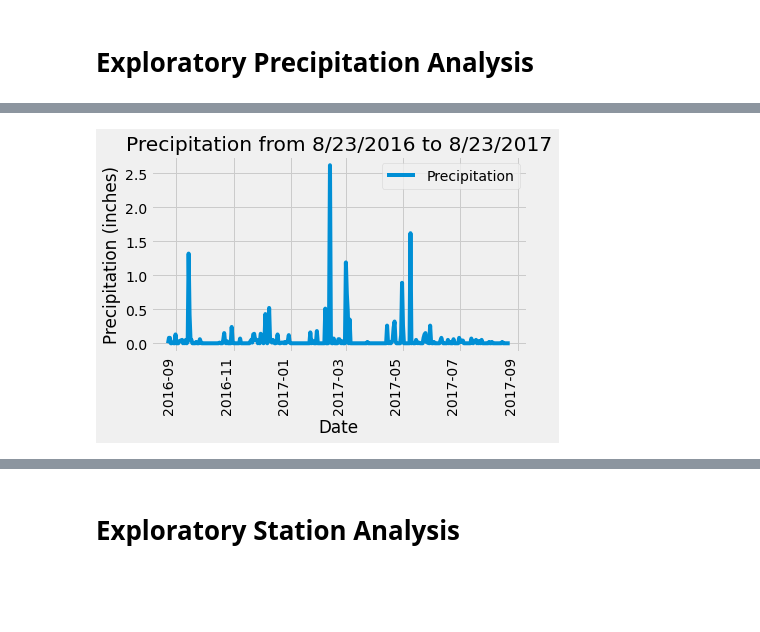
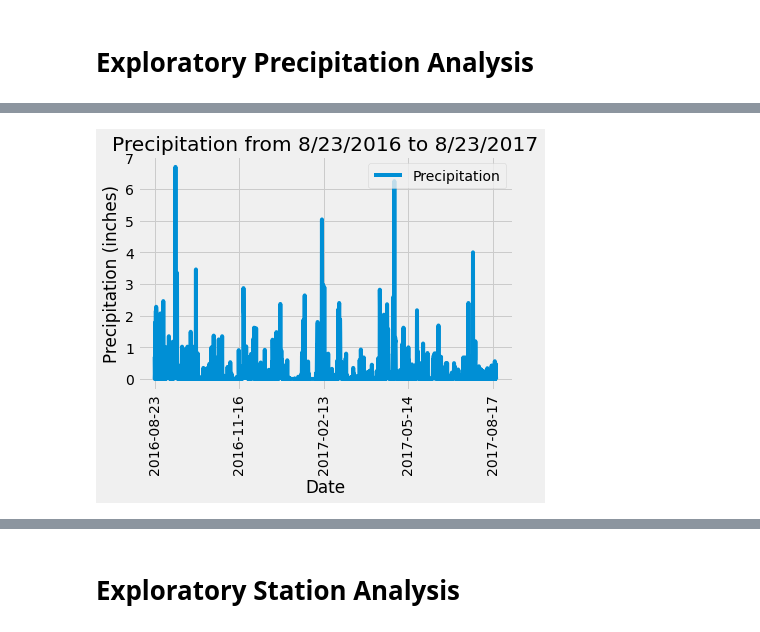
Before and after one commit to Jerome4059/sqlalchemy-challenge, a Jupyter notebook: climate_starter.ipynb, the cells around one changed output, grey strips where cells are left out. Drawn from its saved outputs; the diff is of its cells as text; code cells hidden in the pictures; blank space fills up the shorter version.

```diff
--- a/climate_starter.ipynb
+++ b/climate_starter.ipynb
@@ -76,37 +76,35 @@ recent_date
 # Design a query to retrieve the last 12 months of precipitation data and plot the results.
 # Starting from the most recent data point in the database.
 
 # Calculate the date one year from the last date in data set.
 date_calc = dt.date(int(recent_date[0]),int(recent_date[1]),int(recent_date[2]))-dt.timedelta(days=365)
 # Perform a query to retrieve the data and precipitation scores
 
 prcp_date = session.query(Measurement.date,Measurement.prcp).\
                 filter(Measurement.date >= date_calc).\
-                group_by(Measurement.date).\
                 order_by(Measurement.date.desc()).all()
 
 
 
 # Save the query results as a Pandas DataFrame and set the index to the date column
 df = pd.DataFrame(prcp_date, columns=["Date", "Precipitation"])
-df['Date']= pd.to_datetime(df['Date'])
 df.set_index('Date', inplace=True)
 df.dropna(inplace=True)
 df.head(10)
 
 # Sort the dataframe by date
 date_df = df.sort_values("Date")
-date_df.head(10)
 
 
 # Use Pandas Plotting with Matplotlib to plot the data
 date_df.plot.line()
 plt.title('Precipitation from 8/23/2016 to 8/23/2017')
 plt.ylabel('Precipitation (inches)')
+plt.legend(loc = "upper right")
 plt.xticks(rotation = 90)
 plt.show()
 # %% [output]
-[figure, old version]
+[figure, new version]
 # %%
 # Use Pandas to calcualte the summary statistics for the precipitation data
 date_df.describe()
```
Also changed, not shown: parts of 2 cells of this notebook.
